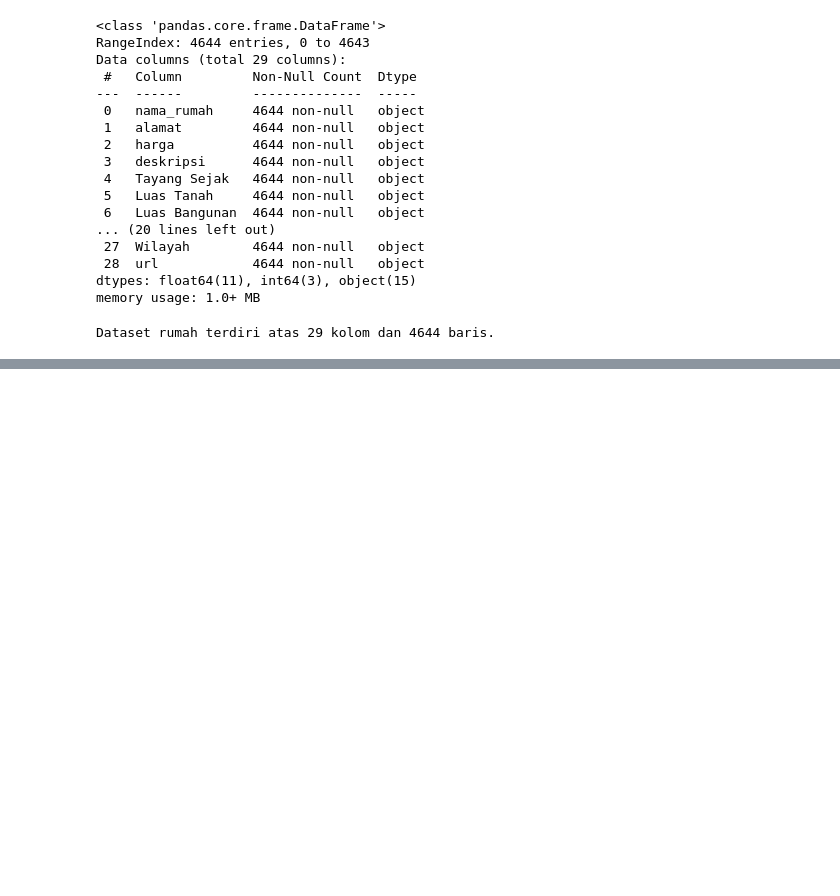
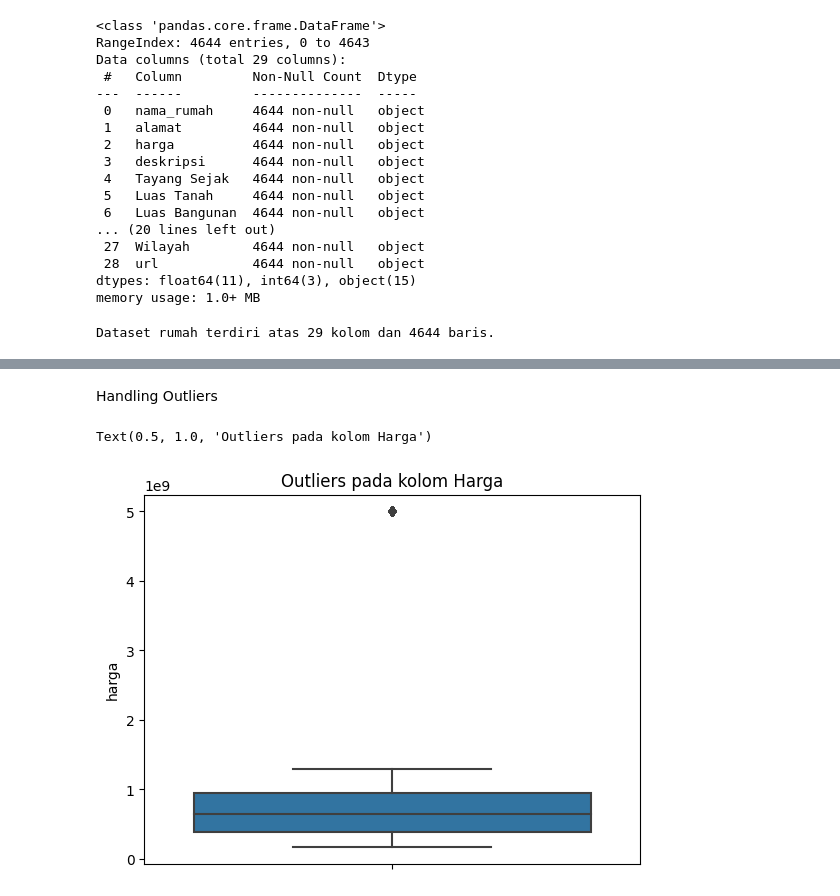
Before and after one commit to daff00/house-price-prediction, a Jupyter notebook: house_price_prediction.ipynb, the cells around one changed output, grey strips where cells are left out. Cells and saved outputs as stored; diff of their text form; code cells hidden in the pictures; blank space fills up the shorter version.

Commit message:
EDA 1 - Handling Outliers

```diff
--- a/house_price_prediction.ipynb
+++ b/house_price_prediction.ipynb
@@ -191,6 +192,11 @@ memory usage: 1.0+ MB
 print(f"Dataset rumah terdiri atas {rumah.shape[1]} kolom dan {rumah.shape[0]} baris.")
 # %% [output]
 Dataset rumah terdiri atas 29 kolom dan 4644 baris.
+# %%
+# Ubah kolom harga, Luas Tanah, Luas Bangunan kedalam tipe data numerik (integer)
+rumah['harga'] = pd.to_numeric(rumah['harga'].str.replace('.', ''))
+rumah['Luas Bangunan'] = pd.to_numeric(rumah['Luas Bangunan'].str.replace(' m2', ''))
+rumah['Luas Tanah'] = pd.to_numeric(rumah['Luas Tanah'].str.replace(' m2', ''))
 # %% [markdown]
 ---
 #### Exploratory Data Analysis
@@ -197,0 +219,9 @@ Tahap ini dilakukan untuk mencari <i> insights </i> tersembunyi yang ada pada da
+# %% [markdown]
+Handling Outliers
+# %%
+# Cek outliers pada kolom harga
+sns.boxplot(y='harga', data=rumah)
+plt.title("Outliers pada kolom Harga")
+# %% [output]
+Text(0.5, 1.0, 'Outliers pada kolom Harga')
+[figure, added]
```
Also changed, not shown: parts of 6 cells of this notebook.
